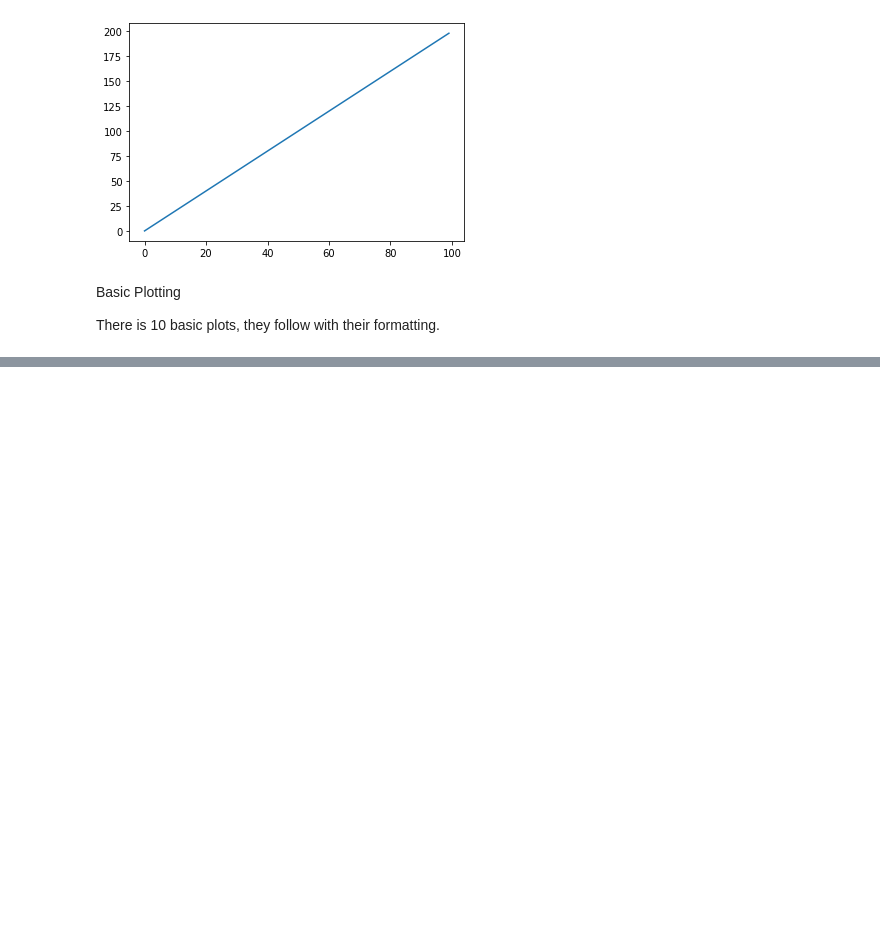
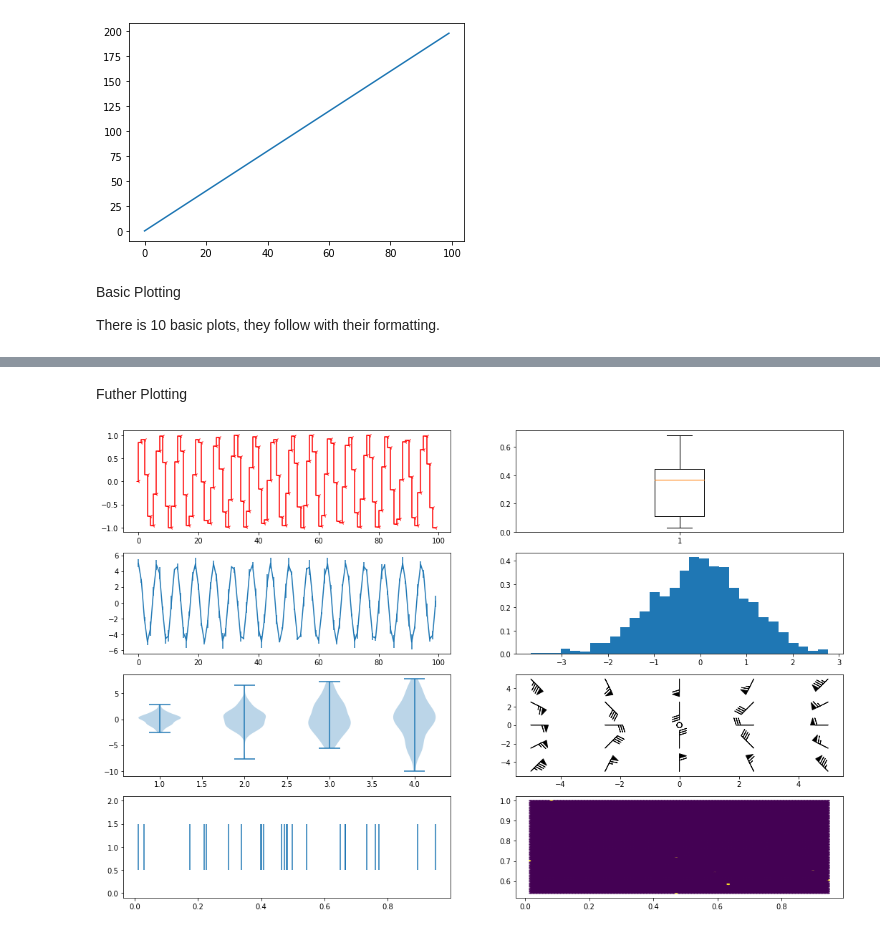
Before and after one commit to JordaanI/Matplotlib, a Jupyter notebook: Main.ipynb, the cells around one changed output, grey strips where cells are left out. Saved outputs shown, nothing was run; the diff lists cells and outputs as text; code cells hidden in the pictures; blank space fills up the shorter version.

```diff
--- a/Main.ipynb
+++ b/Main.ipynb
@@ -107,0 +92,58 @@ ValueError: low >= high
+# %% [markdown]
+Futher Plotting
+# %%
+#Set rows and columns
+
+from matplotlib.pyplot import eventplot
+
+
+rows = 4
+columns = 2
+fmt = 'r3-'
+
+#Step Parameters
+x_step = range(100)
+y_step = np.sin(x_step)
+
+#Boxplot Parameters
+x_boxplot = [sorted(np.random.rand(5))]
+
+#Errorbar parameters
+x_err = range(100)
+y_err = 5*np.cos(x_err)
+yerr = np.random.rand(100)
+
+#hist Parameters
+mu = 0
+sigma = 1
+num_points = 1000
+bins = 30
+x_hist = np.random.normal(mu, sigma, num_points)
+
+#Violinplot Parameters
+x_vioplot = [sorted(np.random.normal(0, std, 100)) for std in range(1, 5)]
+
+#barbs Parameters
+x_seed = np.linspace(-5, 5, 5)
+X_barbs, Y_barbs = np.meshgrid(x_seed, x_seed)
+U_barbs, V_barbs = 12 * X_barbs, 12 * Y_barbs
+
+#eventplot param
+eventplot_param = np.random.rand(25)
+
+#hexbin params
+x_hexbin = np.random.rand(20)
+y_hexbin = np.random.rand(20)
+
+fig, ax = plt.subplots(rows, columns, figsize=(18,12))
+ax[0][0].step(x_step, y_step, fmt)
+ax[0][1].boxplot(x_boxplot)
+ax[1][0].errorbar(x_err,y_err,yerr)
+ax[1][1].hist(x_hist, bins, density=True)
+ax[2][0].violinplot(x_vioplot)
+ax[2][1].barbs(X_barbs, Y_barbs, U_barbs, V_barbs)
+ax[3][0].eventplot(eventplot_param)
+ax[3][1].hexbin(x_hexbin, y_hexbin)
+plt.show()
+# %% [output]
+[figure, added]
```
Also changed, not shown: parts of 3 cells of this notebook, 2 other files.
